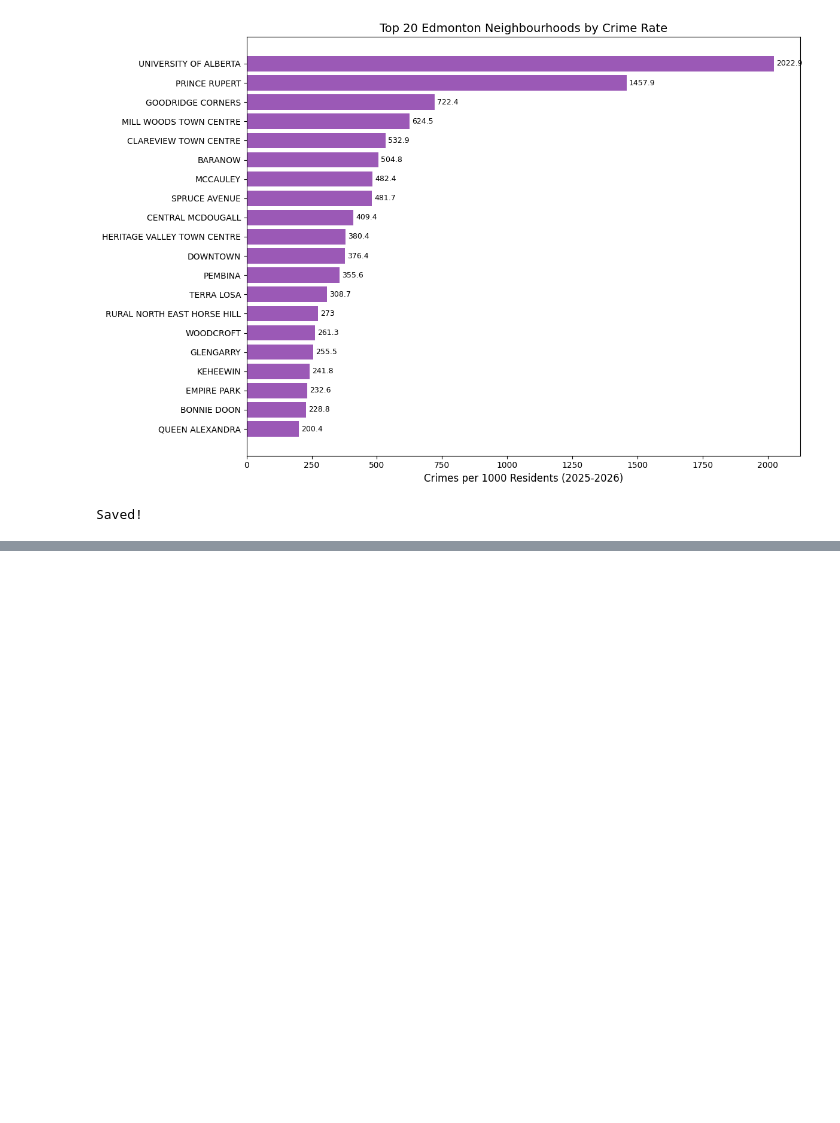
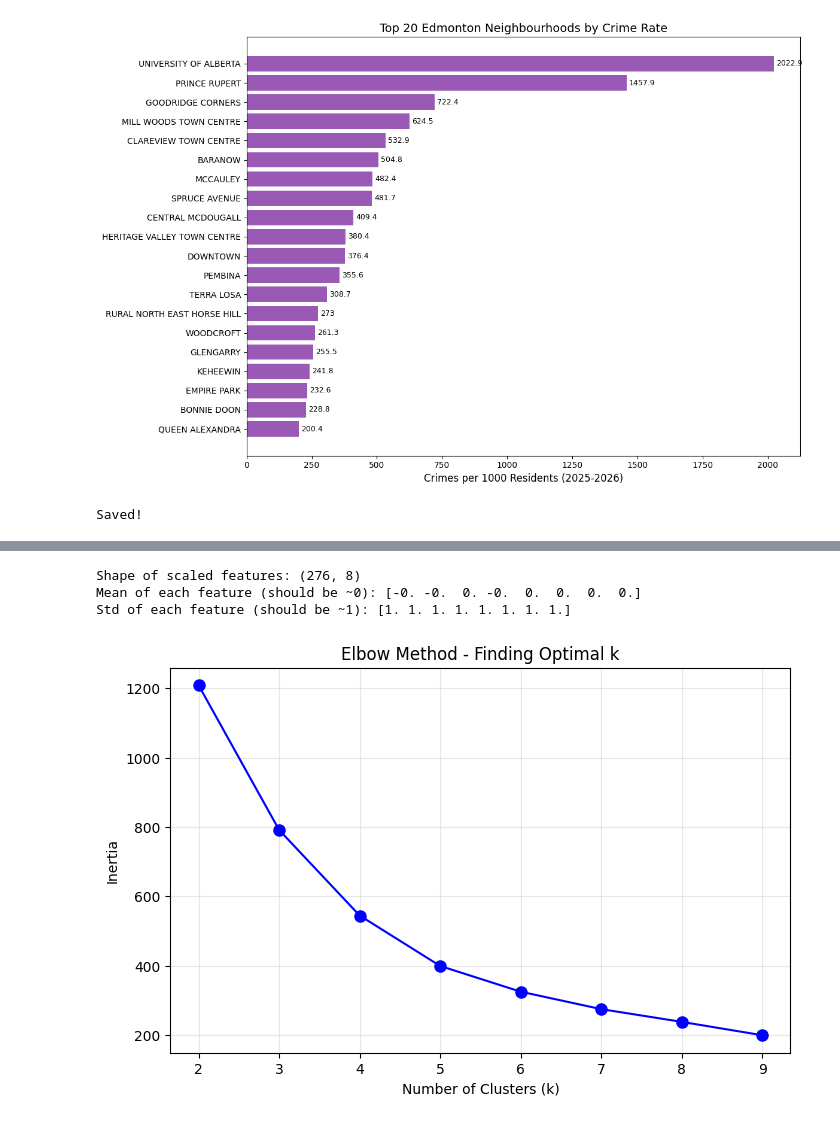
Before and after one commit to dladh/Edmonton-crime-analysis, a Jupyter notebook: notebooks/analysis.ipynb, the cells around one changed output, grey strips where cells are left out. Saved outputs shown, nothing was run; the diff lists cells and outputs as text; code cells hidden in the pictures; blank space fills up the shorter version.

Commit message:
Add k-means clustering analysis and updated maps

```diff
--- a/notebooks/analysis.ipynb
+++ b/notebooks/analysis.ipynb
@@ -351,0 +428,44 @@ Saved!
+# %%
+# Step 20: Scale the features so all variables have equal influence
+from sklearn.preprocessing import StandardScaler
+
+# Save neighbourhood names separately
+neighbourhood_names = cluster_data['Neighbourhood Name']
+
+# Get just the numeric features
+features = cluster_data.drop('Neighbourhood Name', axis=1)
+
+# Scale
+scaler = StandardScaler()
+features_scaled = scaler.fit_transform(features)
+
+print("Shape of scaled features:", features_scaled.shape)
+print("Mean of each feature (should be ~0):", features_scaled.mean(axis=0).round(2))
+print("Std of each feature (should be ~1):", features_scaled.std(axis=0).round(2))
+# %% [output]
+Shape of scaled features: (276, 8)
+Mean of each feature (should be ~0): [-0. -0.  0. -0.  0.  0.  0.  0.]
+Std of each feature (should be ~1): [1. 1. 1. 1. 1. 1. 1. 1.]
+# %%
+# Step 21: Use elbow method to find optimal number of clusters
+from sklearn.cluster import KMeans
+
+inertia = []
+k_range = range(2, 10)
+
+for k in k_range:
+    kmeans = KMeans(n_clusters=k, random_state=42, n_init=10)
+    kmeans.fit(features_scaled)
+    inertia.append(kmeans.inertia_)
+
+# Plot the elbow
+plt.figure(figsize=(8, 5))
+plt.plot(k_range, inertia, 'bo-', markersize=8)
+plt.xlabel('Number of Clusters (k)')
+plt.ylabel('Inertia')
+plt.title('Elbow Method - Finding Optimal k')
+plt.xticks(k_range)
+plt.grid(True, alpha=0.3)
+plt.show()
+# %% [output]
+[figure, added]
```
Also changed, not shown: parts of 11 cells of this notebook, 3 other files.
